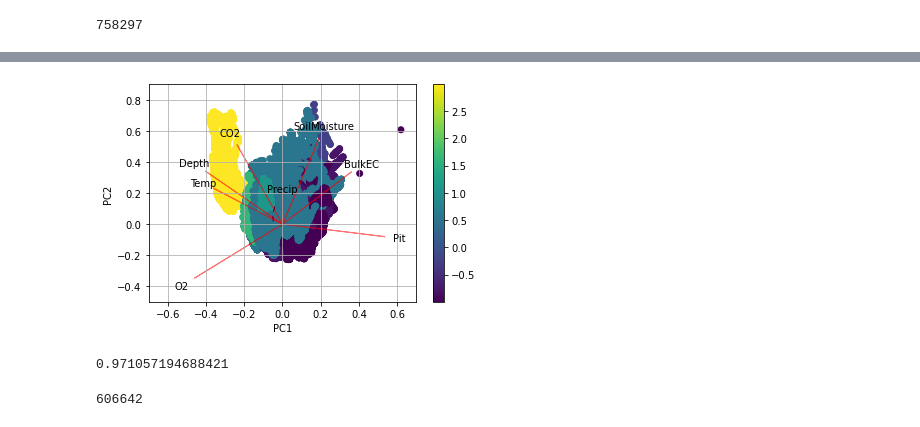
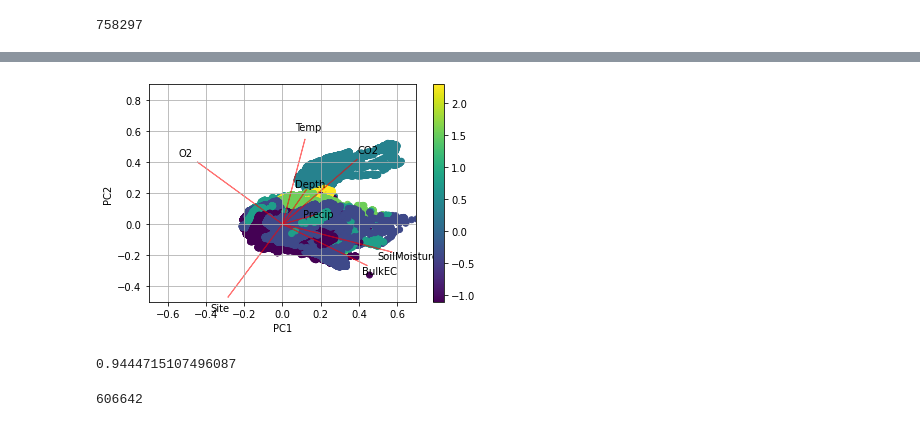
Before and after one commit to mberghouse/CO2-Data, a Jupyter notebook: python_processing/eda/MergeProcessedData.ipynb, the cells around one changed output, grey strips where cells are left out. Saved outputs shown, nothing was run; the diff lists cells and outputs as text; code cells hidden in the pictures.

```diff
--- a/python_processing/eda/MergeProcessedData.ipynb
+++ b/python_processing/eda/MergeProcessedData.ipynb
@@ -1126,6 +1123,8 @@ from sklearn.preprocessing import StandardScaler
 # %%
 df=df.drop(columns='WaterPotential')
 df=df.drop(columns='ReductionPotential')
+df=df.drop(columns='Pit')
+
 df=df.dropna()
 df
 # %% [output]
@@ -1213,30 +1224,30 @@ plt.show()
 # %%
 def myplot(score,coeff,labels=None):
     xs = score[:,0]
     ys = score[:,1]
     n = coeff.shape[0]
 
     scalex = 1.0/(xs.max() - xs.min())
     scaley = 1.0/(ys.max() - ys.min())
-    plt.scatter(xs * scalex,ys * scaley, c = df_st[:,7])
+    plt.scatter(xs * scalex,ys * scaley, c = df_st[:,6])
     for i in range(n):
         plt.arrow(0, 0, coeff[i,0], coeff[i,1],color = 'r',alpha = 0.5)
         if labels is None:
             plt.text(coeff[i,0]* 1.15, coeff[i,1] * 1.15, df.columns.values[i], color = 'k', ha = 'center', va = 'center')
         else:
             plt.text(coeff[i,0]* 1.15, coeff[i,1] * 1.15, labels[i], color = 'g', ha = 'center', va = 'center')
     plt.xlim(-.7,.7)
     plt.ylim(-.5,.9)
     plt.xlabel("PC{}".format(1))
     plt.ylabel("PC{}".format(2))
     plt.grid()
     plt.colorbar()
 
 #Call the function. Use only the 2 PCs.
 myplot(df_st_transform[:,0:2],np.transpose(pca.components_[0:2, :]))
 plt.show()
 # %% [output]
-[figure, old version]
+[figure, new version]
 # %%
 import bioinfokit
 from bioinfokit.visuz import cluster
@@ -1268,11 +1279,11 @@ X_train, X_test, y_train, y_test = train_test_split(X, y, train_size=0.8)
 from sklearn.neighbors import KNeighborsRegressor
 from sklearn import metrics
 
-neigh = KNeighborsRegressor(n_neighbors=2)
+neigh = KNeighborsRegressor(n_neighbors=5)
 neigh.fit(X_train, y_train)
 neigh.score(X_test,y_test)
 # %% [output]
-0.971057194688421
+0.9444715107496087
 # %%
 len(X_train)
 # %% [output]
```
Also changed, not shown: parts of 17 cells of this notebook.
